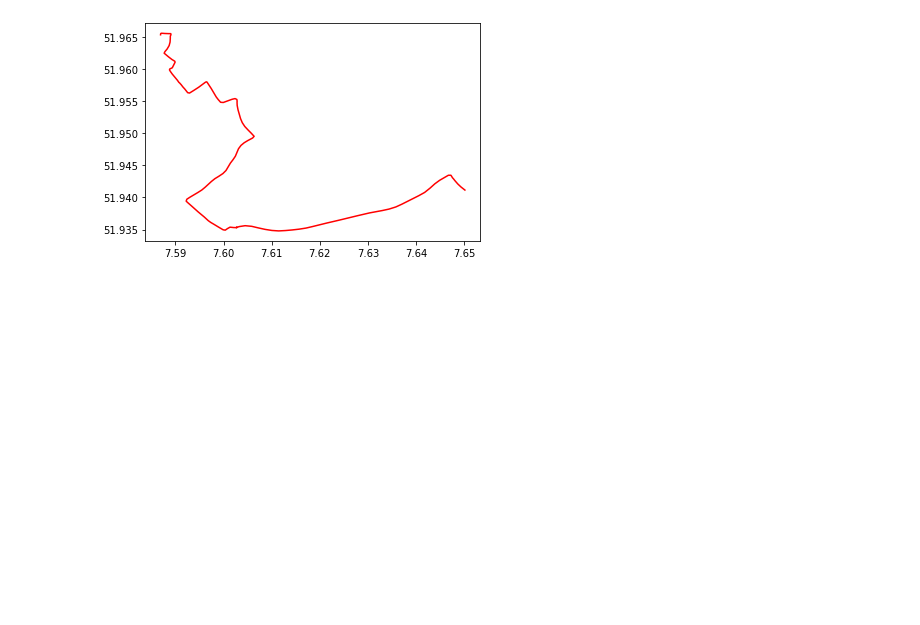
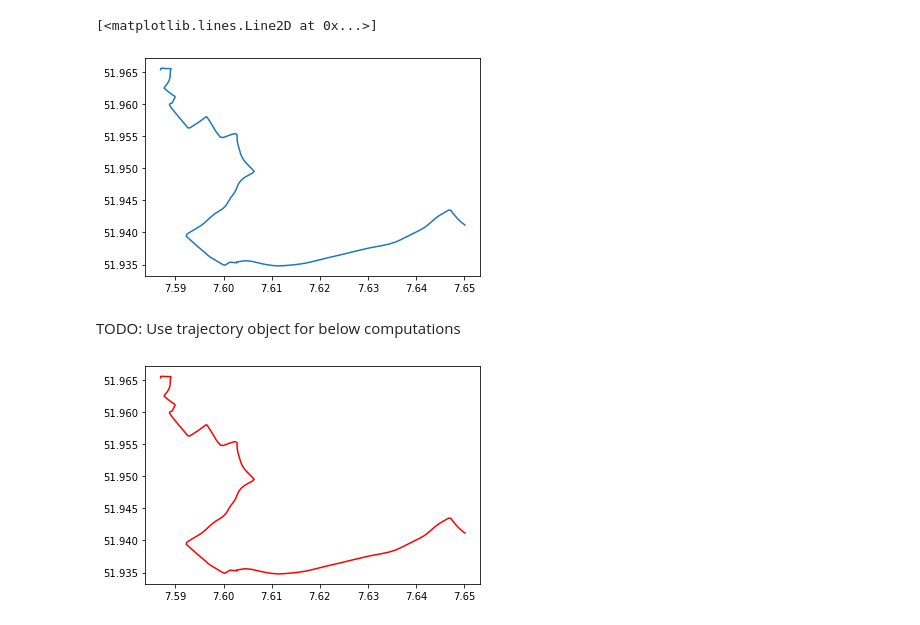
Before and after one commit to enviroCar/envirocar-py, a Jupyter notebook: examples/trajectories_preprocessing.ipynb, the cells around one changed output. Cells and saved outputs as stored; diff of their text form; code cells hidden in the pictures; blank space fills up the shorter version.

Commit message:
add trajectory class, represent track as trajectory for further analysis

```diff
--- a/examples/trajectories_preprocessing.ipynb
+++ b/examples/trajectories_preprocessing.ipynb
@@ -33 +34,5 @@ The autoreload extension is already loaded. To reload it, use:
 Initializing pre-processing class
+# %%
+# represent single track as a Trajectory object
+trajectory = Trajectory(single_track_id, track_df, 'track.id')
+str(trajectory)
@@ -34 +41,11 @@ Initializing pre-processing class
+# %%
+trajLineString = trajectory.to_linestring()
+
+x,y = trajLineString.xy
+plt.plot(x, y)
+# %% [output]
+[<matplotlib.lines.Line2D at 0x...>]
+[figure, added]
+# %% [markdown]
+TODO: Use trajectory object for below computations
 # %%
```
Also changed, not shown: parts of 5 cells of this notebook, 2 other files.
